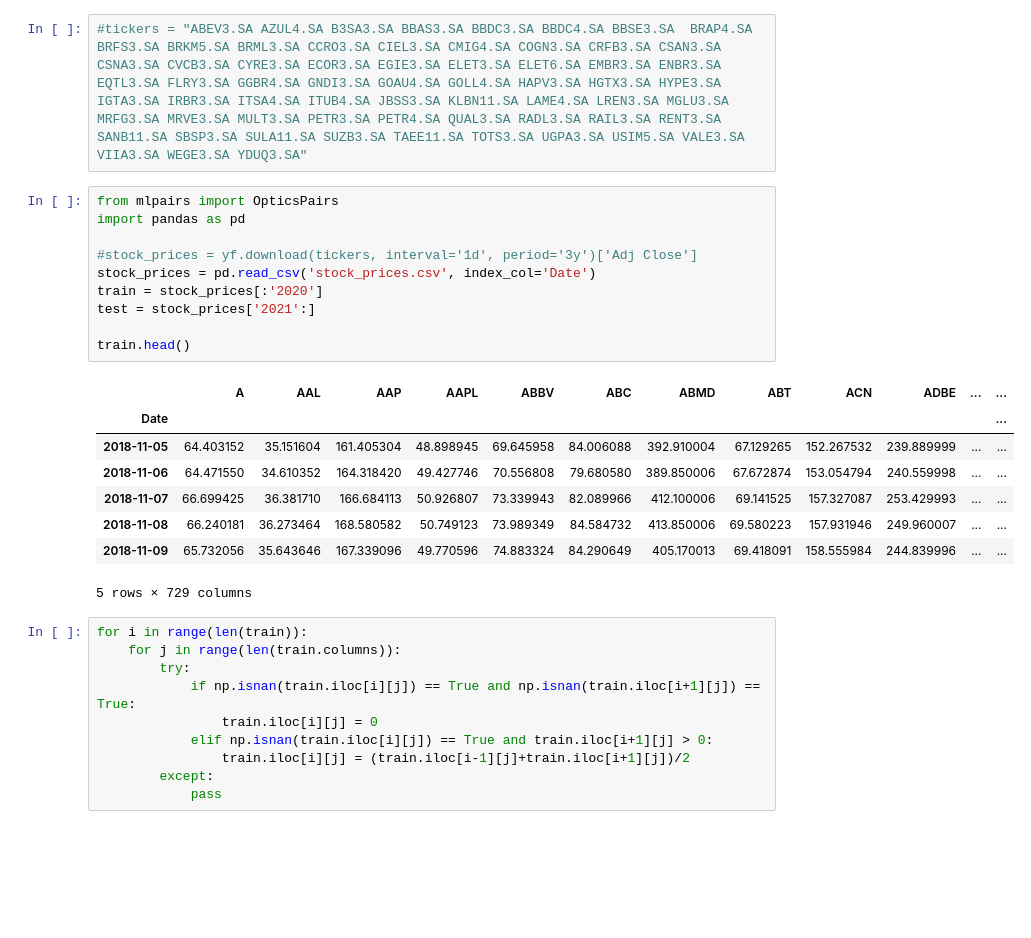
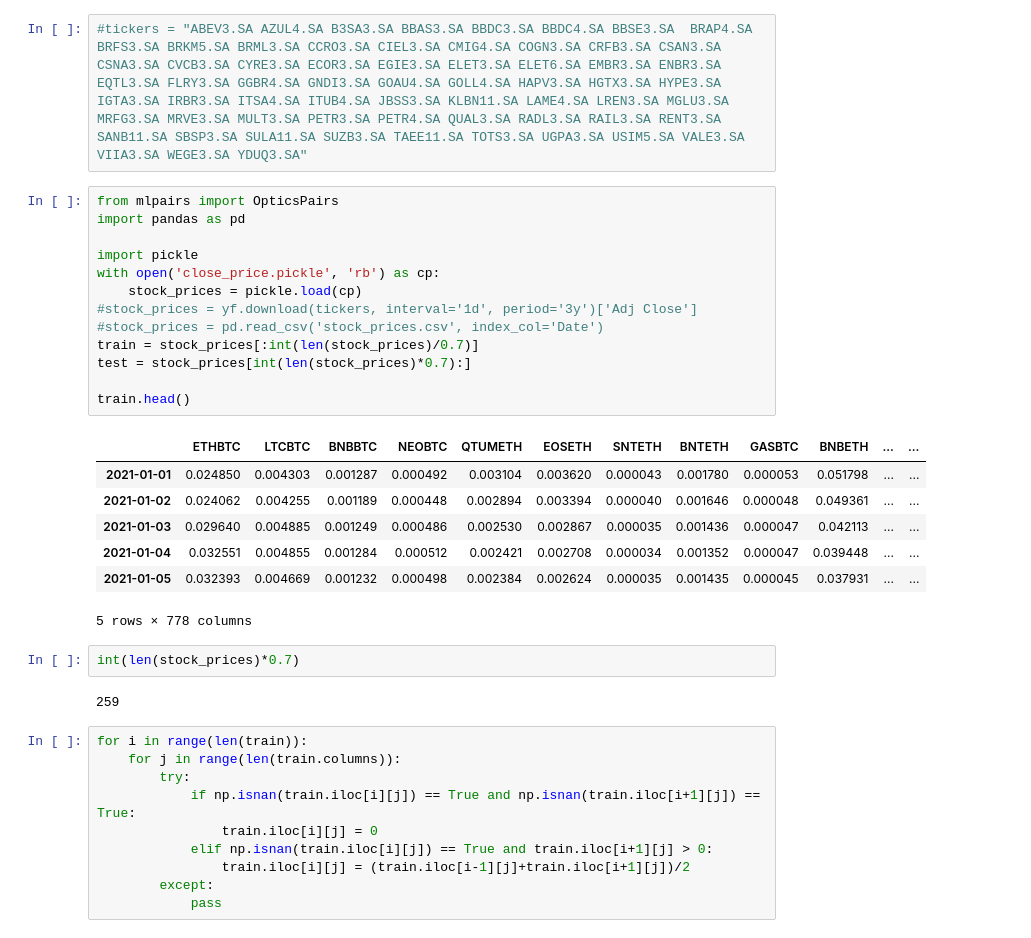
Before and after one commit to MaikeRM/itau_quantamental, a Jupyter notebook: pca.ipynb, the cells around one changed output. Drawn from its saved outputs; the diff is of its cells as text; blank space fills up the shorter version.

```diff
--- a/pca.ipynb
+++ b/pca.ipynb
@@ -42,22 +42,28 @@ tickers
 # %%
 from mlpairs import OpticsPairs
 import pandas as pd
 
+import pickle
+with open('close_price.pickle', 'rb') as cp:
+    stock_prices = pickle.load(cp)
 #stock_prices = yf.download(tickers, interval='1d', period='3y')['Adj Close']
-stock_prices = pd.read_csv('stock_prices.csv', index_col='Date')
-train = stock_prices[:'2020']
-test = stock_prices['2021':]
+#stock_prices = pd.read_csv('stock_prices.csv', index_col='Date')
+train = stock_prices[:int(len(stock_prices)/0.7)]
+test = stock_prices[int(len(stock_prices)*0.7):]
 
 train.head()
 # %% [output]
-|  | A | AAL | AAP | AAPL | ABBV | ABC | ABMD | ABT | ACN | ADBE | ... | ... |
-| Date |  |  |  |  |  |  |  |  |  |  |  | ... |
-| 2018-11-05 | 64.403152 | 35.151604 | 161.405304 | 48.898945 | 69.645958 | 84.006088 | 392.910004 | 67.129265 | 152.267532 | 239.889999 | ... | ... |
-| 2018-11-06 | 64.471550 | 34.610352 | 164.318420 | 49.427746 | 70.556808 | 79.680580 | 389.850006 | 67.672874 | 153.054794 | 240.559998 | ... | ... |
-| 2018-11-07 | 66.699425 | 36.381710 | 166.684113 | 50.926807 | 73.339943 | 82.089966 | 412.100006 | 69.141525 | 157.327087 | 253.429993 | ... | ... |
-| 2018-11-08 | 66.240181 | 36.273464 | 168.580582 | 50.749123 | 73.989349 | 84.584732 | 413.850006 | 69.580223 | 157.931946 | 249.960007 | ... | ... |
-| 2018-11-09 | 65.732056 | 35.643646 | 167.339096 | 49.770596 | 74.883324 | 84.290649 | 405.170013 | 69.418091 | 158.555984 | 244.839996 | ... | ... |
+|  | ETHBTC | LTCBTC | BNBBTC | NEOBTC | QTUMETH | EOSETH | SNTETH | BNTETH | GASBTC | BNBETH | ... | ... |
+| 2021-01-01 | 0.024850 | 0.004303 | 0.001287 | 0.000492 | 0.003104 | 0.003620 | 0.000043 | 0.001780 | 0.000053 | 0.051798 | ... | ... |
+| 2021-01-02 | 0.024062 | 0.004255 | 0.001189 | 0.000448 | 0.002894 | 0.003394 | 0.000040 | 0.001646 | 0.000048 | 0.049361 | ... | ... |
+| 2021-01-03 | 0.029640 | 0.004885 | 0.001249 | 0.000486 | 0.002530 | 0.002867 | 0.000035 | 0.001436 | 0.000047 | 0.042113 | ... | ... |
+| 2021-01-04 | 0.032551 | 0.004855 | 0.001284 | 0.000512 | 0.002421 | 0.002708 | 0.000034 | 0.001352 | 0.000047 | 0.039448 | ... | ... |
+| 2021-01-05 | 0.032393 | 0.004669 | 0.001232 | 0.000498 | 0.002384 | 0.002624 | 0.000035 | 0.001435 | 0.000045 | 0.037931 | ... | ... |
-5 rows × 729 columns
+5 rows × 778 columns
+# %%
+int(len(stock_prices)*0.7)
+# %% [output]
+259
 # %%
 for i in range(len(train)):
     for j in range(len(train.columns)):
```
Also changed, not shown: parts of 10 cells of this notebook, 1 other file.
